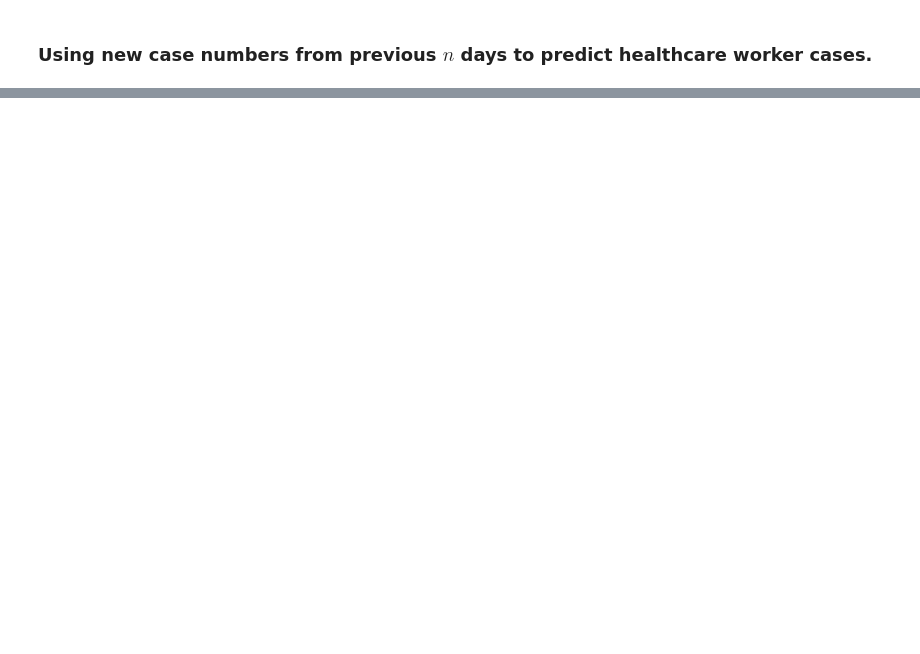
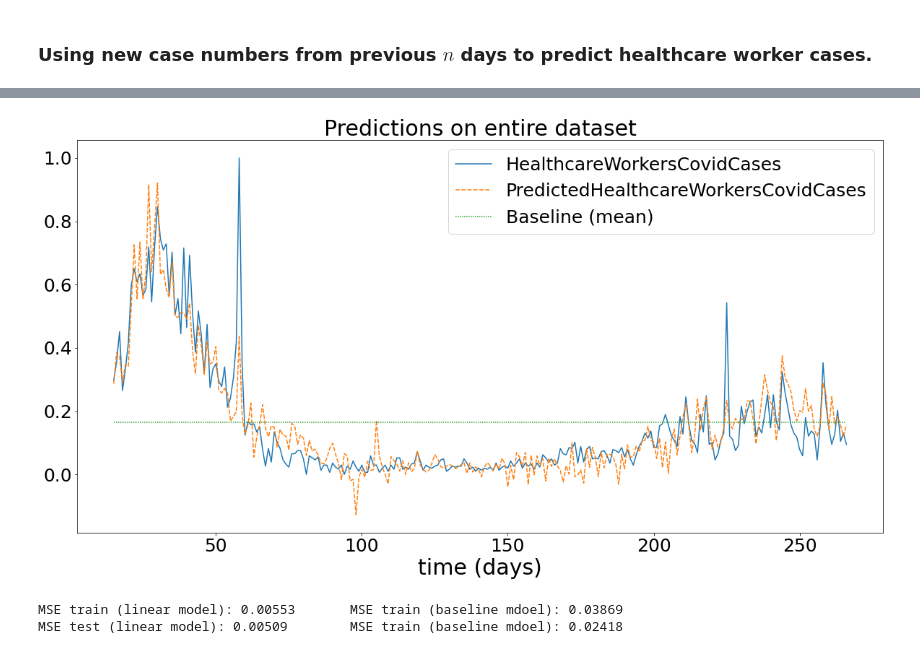
Before and after one commit to molonepa/ML-Group-Project, a Jupyter notebook: linear_regression.ipynb, the cells around one changed output, grey strips where cells are left out. Drawn from its saved outputs; the diff is of its cells as text; code cells hidden in the pictures; blank space fills up the shorter version.

```diff
--- a/linear_regression.ipynb
+++ b/linear_regression.ipynb
@@ -46,0 +108,40 @@ plt.show()
+# %%
+X_14 = np.column_stack((X[:-14], X[1:-13], X[2:-12], X[3:-11], X[4:-10], X[5:-9], X[6:-8], X[7:-7], X[8:-6], X[9:-5], X[10:-4], X[11:-3], X[12:-2], X[13:-1]))
+y_14 = y[14:]
+
+X_train, X_test, y_train, y_test = train_test_split(X_14, y_14, test_size=0.2, random_state=0)
+# %%
+dummy = DummyRegressor(strategy="mean")
+dummy.fit(X_train, y_train)
+
+model = LinearRegression()
+model.fit(X_train, y_train)
+
+y_pred = model.predict(X_14)
+y_pred_dummy = dummy.predict(X_14)
+# %%
+df_new = pd.DataFrame()
+df_new['HealthcareWorkersCovidCases'] = df['HealthcareWorkersCovidCases'][14:]
+df_new['PredictedHealthcareWorkersCovidCases'] = y_pred
+df_new['Baseline (mean)'] = y_pred_dummy
+
+fig = plt.figure(figsize=(20,10))
+sns.lineplot(data=df_new)
+plt.legend(prop={'size': 25})
+plt.title('Predictions on entire dataset', fontsize=30)
+plt.xlabel('time (days)', fontsize=30)
+plt.tick_params(labelsize=25)
+plt.show()
+# %% [output]
+[figure, added]
+# %%
+mse_train = mean_squared_error(y_train, model.predict(X_train))
+mse_test = mean_squared_error(y_test, model.predict(X_test))
+mse_train_dummy = mean_squared_error(y_train, dummy.predict(X_train))
+mse_test_dummy = mean_squared_error(y_test, dummy.predict(X_test))
+
+print('MSE train (linear model): {:.5f}\tMSE train (baseline mdoel): {:.5f}'.format(mse_train, mse_train_dummy))
+print('MSE test (linear model): {:.5f}\tMSE train (baseline mdoel): {:.5f}'.format(mse_test, mse_test_dummy))
+# %% [output]
+MSE train (linear model): 0.00553       MSE train (baseline mdoel): 0.03869
+MSE test (linear model): 0.00509        MSE train (baseline mdoel): 0.02418
```
Also changed, not shown: parts of 12 cells of this notebook.
